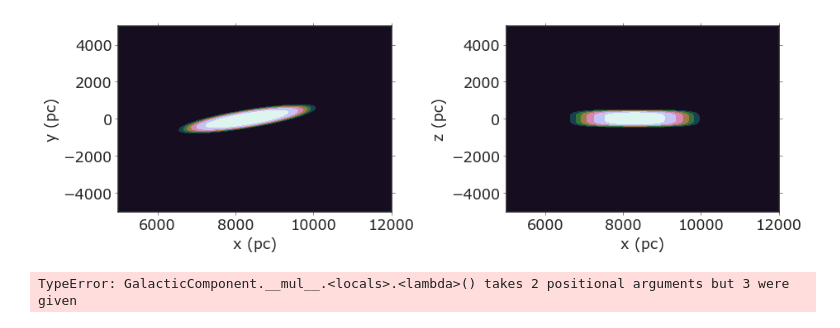
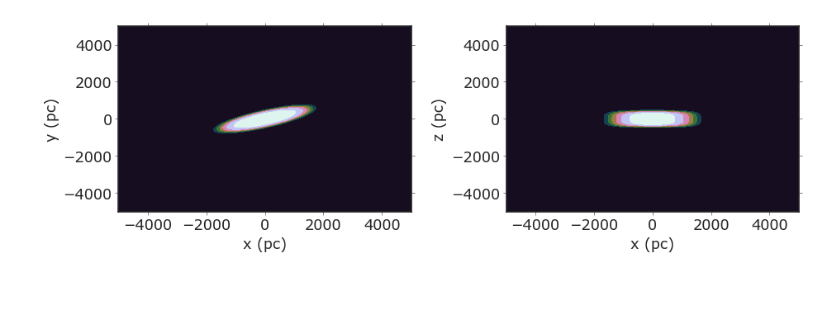
Before and after one commit to caganze/popsims, a Jupyter notebook: examples/ExampleNotebook.ipynb, the cells around one changed output. Drawn from its saved outputs; the diff is of its cells as text; code cells hidden in the pictures; blank space fills up the shorter version.

Commit message:
change disk and halo model implementation

```diff
--- a/examples/ExampleNotebook.ipynb
+++ b/examples/ExampleNotebook.ipynb
@@ -25,15 +25,10 @@ halo= Halo()
 model= disk+0.12*tdisk+(1/400)*halo
 # %%
 b=MWBulge(rot=-20)
-# %%
-ax=b.plot_countours(npoints=200,
-    cmap='cubehelix',  xmin=5000, xmax=12000)
-#ax[0].set(')
-plt.tight_layout()
-# %% [output]
-[figure, removed]
-# %%
-ax=model.plot_countours(npoints=200,
-    cmap='cubehelix',  xmin=5000, xmax=12000)
-# %% [output]
-TypeError: GalacticComponent.__mul__.<locals>.<lambda>() takes 2 positional arguments but 3 were given
+# %%
+ax=b.plot_countours(npoints=200,
+    cmap='cubehelix',  xmin=-5000, xmax=5000)
+#ax[0].set(')
+plt.tight_layout()
+# %% [output]
+[figure, added]
```
Also changed, not shown: parts of 2 cells of this notebook, 1 other file.
